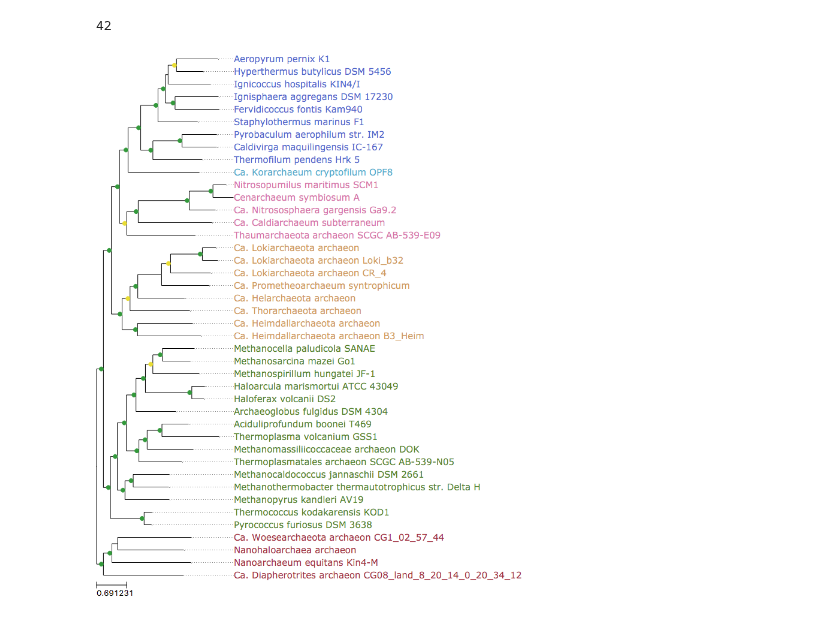
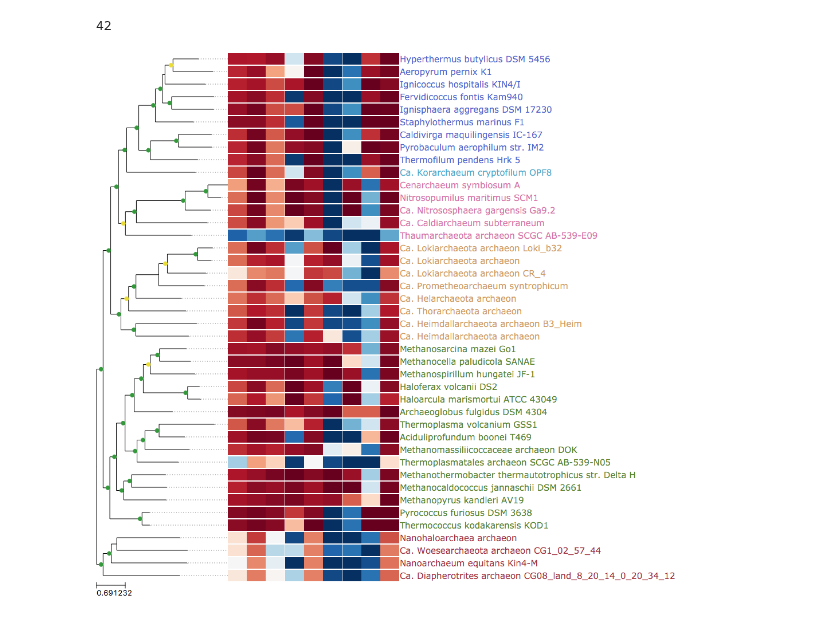
Before and after one commit to lthiberiol/jupyter_notebooks, a Jupyter notebook: gene family distances/visualize_cluster_tree.ipynb, the cells around one changed output. Drawn from its saved outputs; the diff is of its cells as text; code cells hidden in the pictures.

Commit message:
added heatmap

```diff
--- a/gene family distances/visualize_cluster_tree.ipynb
+++ b/gene family distances/visualize_cluster_tree.ipynb
@@ -24,7 +33,7 @@ for taxid in tree.get_leaf_names():
 
 lineages.drop(columns='no rank', inplace=True)
 # %%
-for node in tree.traverse():
+for node in cltree.traverse():
     if node.is_leaf():
         full_name = ncbi.translate_to_names([int(node.name)])[0]
         full_name = full_name.replace('Candidatus', 'Ca.')
@@ -36,10 +45,10 @@ for node in tree.traverse():
             node.add_feature(support_type, float(value))
 # %%
 dpann = '1805424 2594798 228908 1974404'.split()
-dpann_clade = tree.get_common_ancestor(dpann)
-tree.set_outgroup( dpann_clade )
+dpann_clade = cltree.get_common_ancestor(dpann)
+cltree.set_outgroup( dpann_clade )
 
-tree.ladderize(1)
+cltree.ladderize(1)
 # %% [output]
 42
 # %%
@@ -76,14 +85,41 @@ nameFaces = {clade:ete3.AttrFace("full_name",
                                  fgcolor='#%02x%02x%02x' % rgb,
                                  fsize  =15)
              for clade, rgb in leaf_colors.items()}
+# %%
+def get_color_gradient(self):
+    from PyQt5 import QtGui
+    import matplotlib.colors as colors
+    import matplotlib.cm as cmx
+
+    cNorm  = colors.Normalize(vmin=0, vmax=1)
+    scalarMap = cmx.ScalarMappable(norm=cNorm, cmap=plt.get_cmap(self.colorscheme))
+    color_scale = []
+    for scale in np.linspace(0, 1, 201):
+#         hex_color = '#%02x%02x%02x' %scalarMap.to_rgba(scale)[:3]
+        [r,g,b,a] = scalarMap.to_rgba(scale, bytes=True)
+        color_scale.append( QtGui.QColor( r, g, b, a ) )
+
+    return color_scale
+
+ete3.ProfileFace.get_color_gradient = get_color_gradient
 # %%
 nameFace    = ete3.AttrFace("full_name", fsize=10)
-supportFace = ete3.AttrFace("support", fsize=10)
+supportFace = ete3.AttrFace("support",   fsize=10)
 
 def myLayout(node):
+    mapping = ete3.ProfileFace(max_v      =1,
+                               min_v      =0.01,
+                               center_v   =0.5,
+                               height     =20,
+                               width      =300,
+                               style      ="heatmap",
+                               colorscheme='RdBu_r')
+
     node.img_style['size'] = 0
 
     if node.is_leaf():
+        ete3.add_face_to_node(mapping, node, 1, aligned=True)
+
         ete3.add_face_to_node(nameFaces[node.clade], node, 2, aligned=True)
     elif node.is_root():
         pass
@@ -103,9 +139,9 @@ treeStyle.show_leaf_name         = False
 treeStyle.draw_guiding_lines     = True
 treeStyle.branch_vertical_margin = 2
 # %%
-tree.render('%%inline',
-            dpi       =600,
-            tree_style=treeStyle)
+cltree.render('%%inline',
+              dpi       =100,
+              tree_style=treeStyle)
 # %% [output]
-[figure, old version]
+[figure, new version]
 # %%
```
Also changed, not shown: parts of 6 cells of this notebook.
